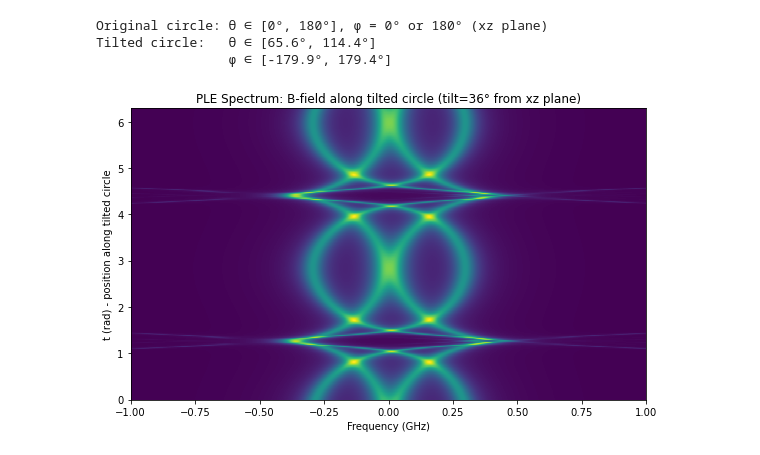
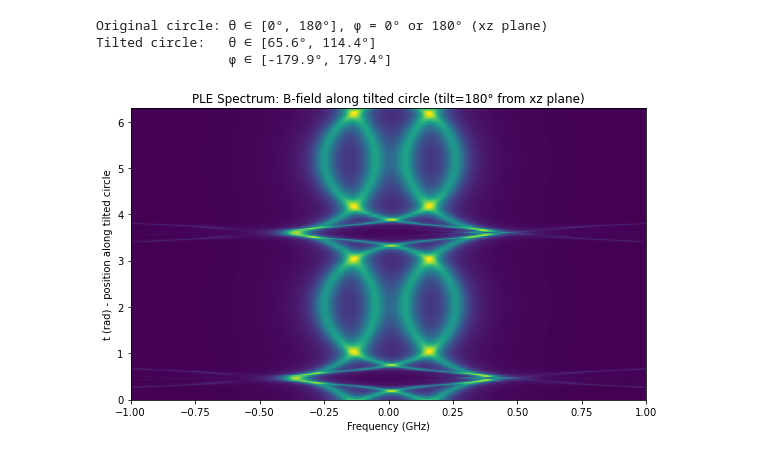
Before and after one commit to ahserhan/SnV_Qubit, a Jupyter notebook: SnV117/SnV117_spectrum_qutip.ipynb, the cells around one changed output. Drawn from its saved outputs; the diff is of its cells as text; code cells hidden in the pictures.

```diff
--- a/SnV117/SnV117_spectrum_qutip.ipynb
+++ b/SnV117/SnV117_spectrum_qutip.ipynb
@@ -196,26 +196,26 @@ Tilted circle:   θ ∈ [65.6°, 114.4°]
 # %%
 # PLE spectrum along a tilted circle
 # Circle is π/40 (4.5°) tilted about the [111] SnV axis
-tilt_angle = np.pi / 5
+tilt_angle = np.pi
 t_sweep = np.linspace(0, 2*np.pi, 501)
 theta_sweep, phi_sweep = tilted_circle_angles(t_sweep, tilt_angle, tilt_axis='111')
 
 ple_spectra_tilted = []
 for i in range(len(t_sweep)):
     simulated = hamiltonian.PLE_spectrum(
         f_meas=f, B=B_abs, theta=theta_sweep[i], phi=phi_sweep[i],
         eta=np.array([1, 0, 1]), intensity=1.0, lw=0.080,
         alpha=alpha, beta=beta, alpha_exc=alpha, beta_exc=beta
     )
     ple_spectra_tilted.append(simulated.squeeze())
 
 # Plot
 fig, ax = plt.subplots(figsize=(8, 5))
 ax.pcolormesh(f, t_sweep, ple_spectra_tilted, shading='auto')
 ax.set_xlabel('Frequency (GHz)')
 ax.set_ylabel('t (rad) - position along tilted circle')
 ax.set_title(f'PLE Spectrum: B-field along tilted circle (tilt={np.degrees(tilt_angle):.0f}° from xz plane)')
 plt.tight_layout()
 plt.show()
 # %% [output]
-[figure, old version]
+[figure, new version]
```
Also changed, not shown: 4 other files.
